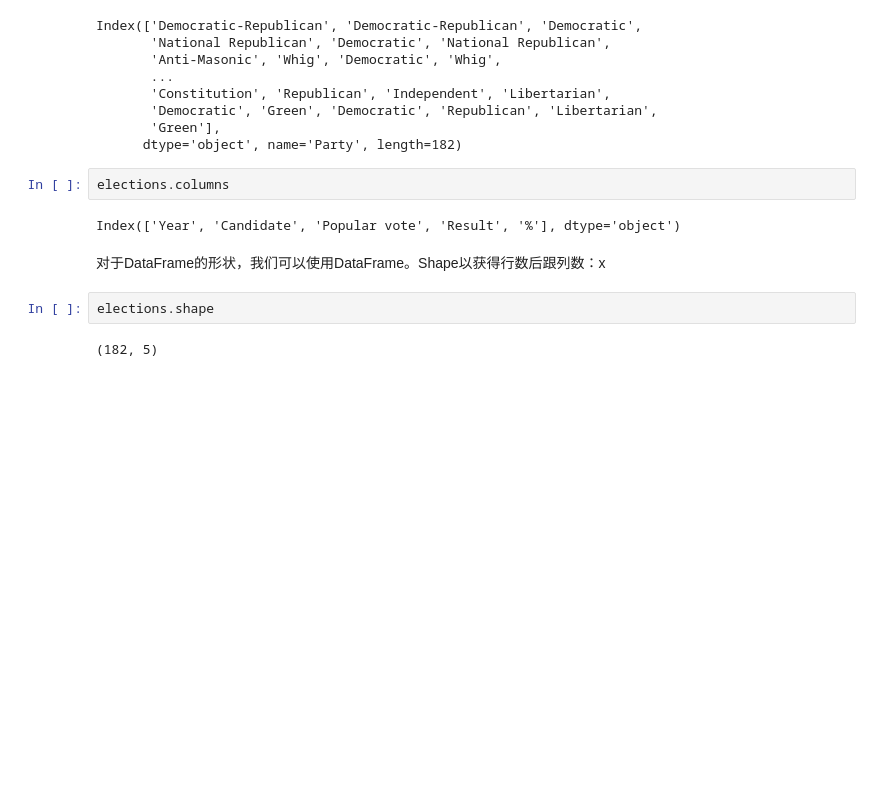
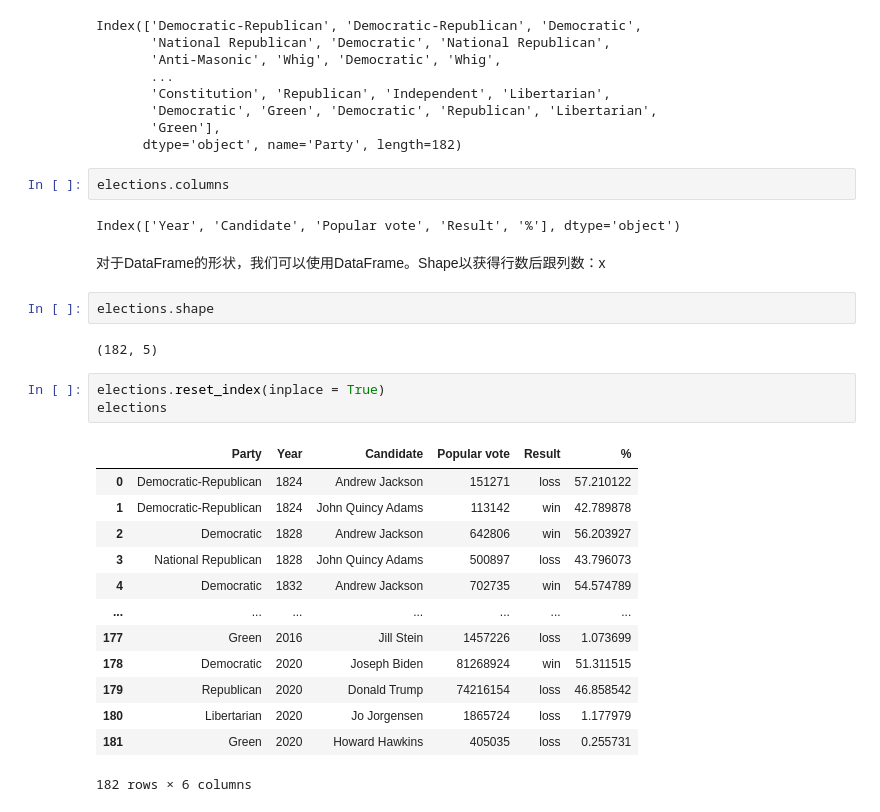
Before and after one commit to golitter/sp24-data100, a Jupyter notebook: Week1/lab.ipynb, the cells around one changed output. Saved outputs shown, nothing was run; the diff lists cells and outputs as text; blank space fills up the shorter version.

```diff
--- a/Week1/lab.ipynb
+++ b/Week1/lab.ipynb
@@ -276,3 +276,20 @@ Index(['Year', 'Candidate', 'Popular vote', 'Result', '%'], dtype='object')
 elections.shape
 # %% [output]
 (182, 5)
+# %%
+elections.reset_index(inplace = True)
+elections
+# %% [output]
+|  | Party | Year | Candidate | Popular vote | Result | % |
+| 0 | Democratic-Republican | 1824 | Andrew Jackson | 151271 | loss | 57.210122 |
+| 1 | Democratic-Republican | 1824 | John Quincy Adams | 113142 | win | 42.789878 |
+| 2 | Democratic | 1828 | Andrew Jackson | 642806 | win | 56.203927 |
+| 3 | National Republican | 1828 | John Quincy Adams | 500897 | loss | 43.796073 |
+| 4 | Democratic | 1832 | Andrew Jackson | 702735 | win | 54.574789 |
+| ... | ... | ... | ... | ... | ... | ... |
+| 177 | Green | 2016 | Jill Stein | 1457226 | loss | 1.073699 |
+| 178 | Democratic | 2020 | Joseph Biden | 81268924 | win | 51.311515 |
+| 179 | Republican | 2020 | Donald Trump | 74216154 | loss | 46.858542 |
+| 180 | Libertarian | 2020 | Jo Jorgensen | 1865724 | loss | 1.177979 |
+| 181 | Green | 2020 | Howard Hawkins | 405035 | loss | 0.255731 |
+182 rows × 6 columns
```
Also changed, not shown: parts of 11 cells of this notebook, 1 other file.
